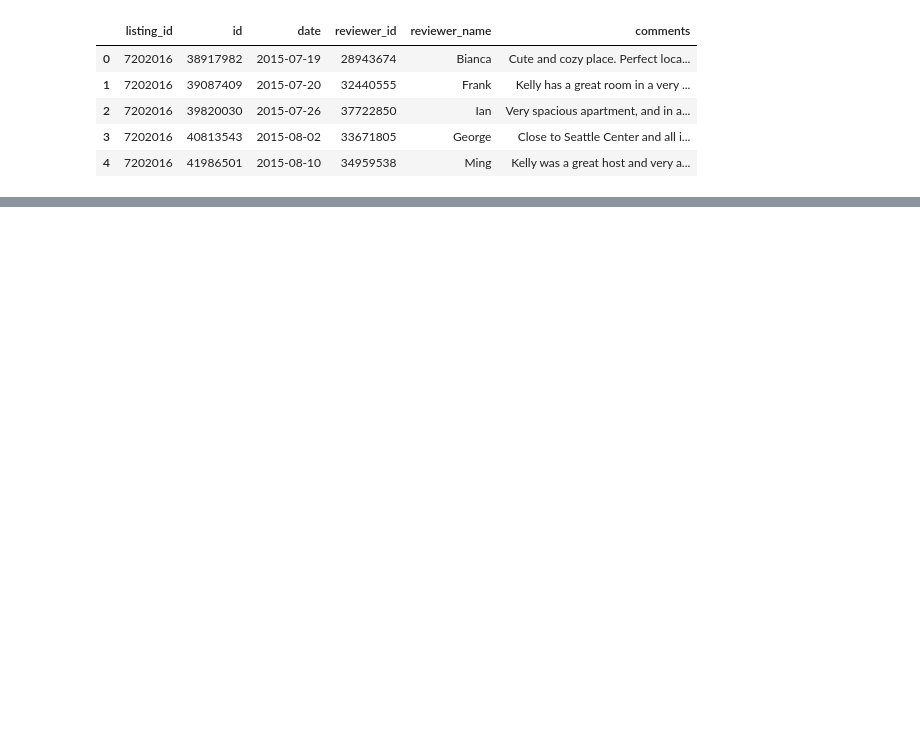
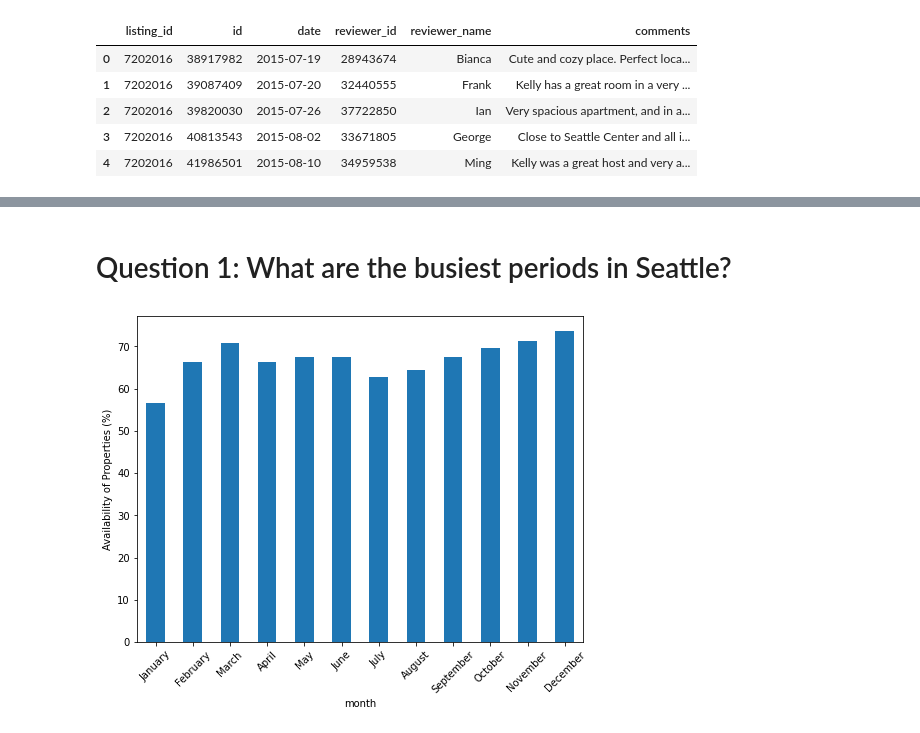
Before and after one commit to nikoladjor/Udacity_Seattle_Airbnb, a Jupyter notebook: Seattle_Airbnb.ipynb, the cells around one changed output, grey strips where cells are left out. Drawn from its saved outputs; the diff is of its cells as text; code cells hidden in the pictures; blank space fills up the shorter version.

```diff
--- a/Seattle_Airbnb.ipynb
+++ b/Seattle_Airbnb.ipynb
@@ -77,0 +208,12 @@ listings_df.iloc[:,has_review_id]
+# %% [markdown]
+# Question 1: What are the busiest periods in Seattle?
+# %%
+q1 = calendar_df[['month','price','available']].groupby('month').aggregate(np.nanmean)
+fig,ax = plt.subplots(figsize=(8,6))
+q1['available'] = 100. * q1['available']
+q1.plot.bar(y='available',ax=ax,legend=False, ylabel='Availability of Properties (%)')
+ax.set_xticklabels(['January','February','March','April', 'May', 'June', 'July', 'August', 'September', 'October', 'November', 'December'])
+plt.xticks(rotation=45)
+plt.savefig('./AverageAvailibility.png', dpi=400)
+# %% [output]
+[figure, added]
```
Also changed, not shown: parts of 63 cells of this notebook, 1 other file.
